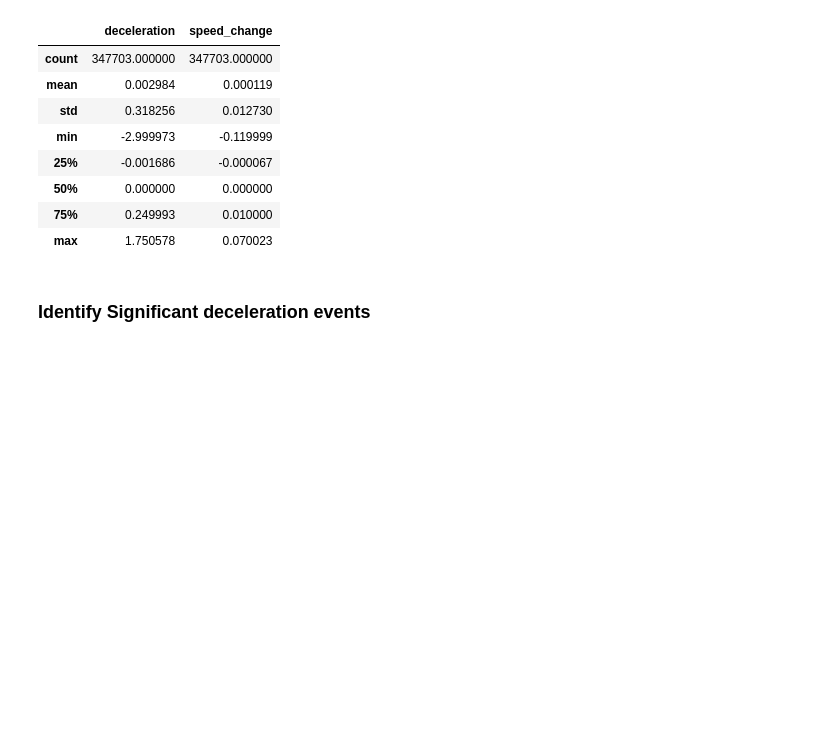
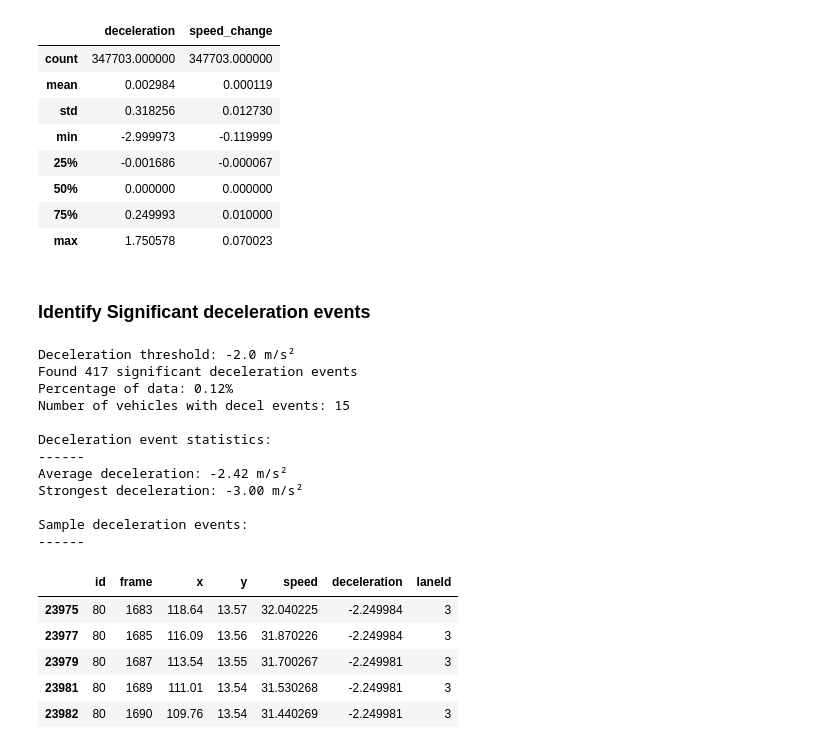
Before and after one commit to rapha-pro/Traffic-Light-Simulator, a Jupyter notebook: notebooks/explore_highd.ipynb, the cells around one changed output. Cells and saved outputs as stored; diff of their text form; code cells hidden in the pictures; blank space fills up the shorter version.

Commit message:
EDA: Identify significant deceleration events

```diff
--- a/notebooks/explore_highd.ipynb
+++ b/notebooks/explore_highd.ipynb
@@ -261,9 +261,9 @@ def calculate_deceleration(df):
 
     return df_sorted
 # %%
-tracks_with_deceleration = calculate_deceleration(tracks_df)
+tracks_with_decel = calculate_deceleration(tracks_df)
 
-display(tracks_with_deceleration[["deceleration", "speed_change"]].describe())
+display(tracks_with_decel[["deceleration", "speed_change"]].describe())
 # %% [output]
 Calculated deceleration for 1047 vehicles
 |  | deceleration | speed_change |
@@ -277,3 +277,42 @@ Calculated deceleration for 1047 vehicles
 | max | 1.750578 | 0.070023 |
 # %% [markdown]
 ### Identify Significant deceleration events
+# %%
+deceleration_threshold = -2.0  # m/s² (negative = slowing down)
+
+# Find significant deceleration events
+decel_events = tracks_with_decel[tracks_with_decel['deceleration'] < deceleration_threshold].copy()
+
+print(f"Deceleration threshold: {deceleration_threshold} m/s²")
+print(f"Found {len(decel_events):,} significant deceleration events")
+print(f"Percentage of data: {len(decel_events)/len(tracks_with_decel)*100:.2f}%")
+print(f"Number of vehicles with decel events: {decel_events['id'].nunique()}")
+
+if len(decel_events) > 0:
+    print(f"\nDeceleration event statistics:\n" + "-"*6)
+    print(f"Average deceleration: {decel_events['deceleration'].mean():.2f} m/s²")
+    print(f"Strongest deceleration: {decel_events['deceleration'].min():.2f} m/s²")
+
+    # Show sample events
+    print(f"\nSample deceleration events:\n" + "-"*6)
+    sample_events = decel_events[['id', 'frame', 'x', 'y', 'speed', 'deceleration', 'laneId']].head(10)
+    display(sample_events.head())
+# %% [output]
+Deceleration threshold: -2.0 m/s²
+Found 417 significant deceleration events
+Percentage of data: 0.12%
+Number of vehicles with decel events: 15
+
+Deceleration event statistics:
+------
+Average deceleration: -2.42 m/s²
+Strongest deceleration: -3.00 m/s²
+
+Sample deceleration events:
+------
+|  | id | frame | x | y | speed | deceleration | laneId |
+| 23975 | 80 | 1683 | 118.64 | 13.57 | 32.040225 | -2.249984 | 3 |
+| 23977 | 80 | 1685 | 116.09 | 13.56 | 31.870226 | -2.249984 | 3 |
+| 23979 | 80 | 1687 | 113.54 | 13.55 | 31.700267 | -2.249981 | 3 |
+| 23981 | 80 | 1689 | 111.01 | 13.54 | 31.530268 | -2.249981 | 3 |
+| 23982 | 80 | 1690 | 109.76 | 13.54 | 31.440269 | -2.249981 | 3 |
```
